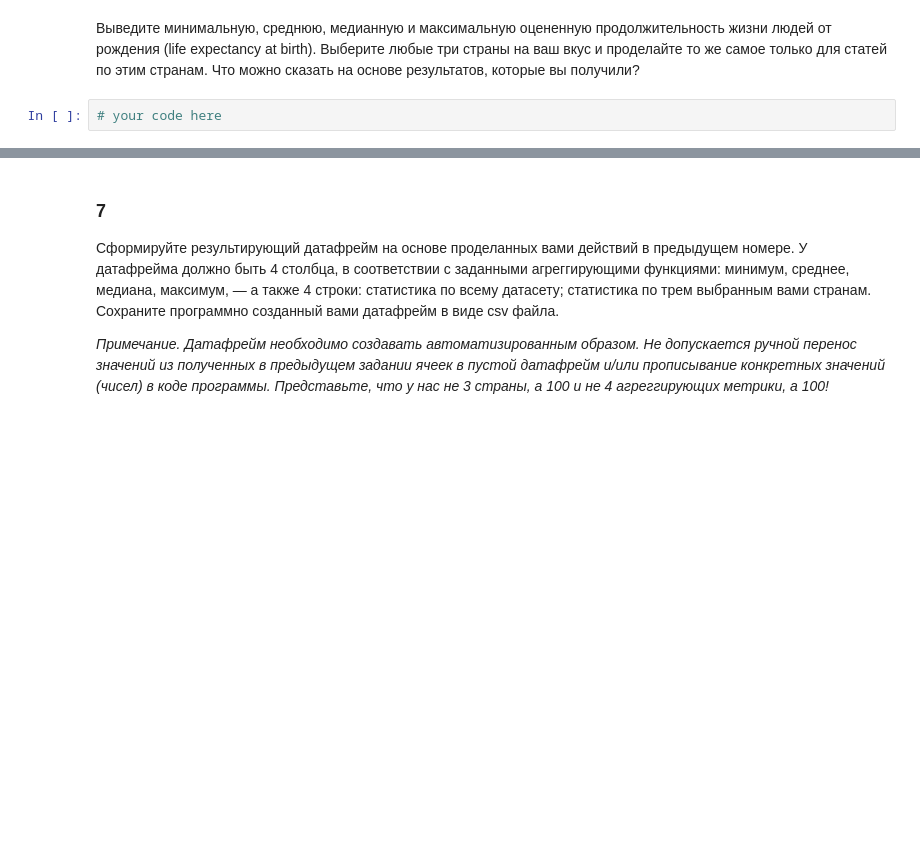
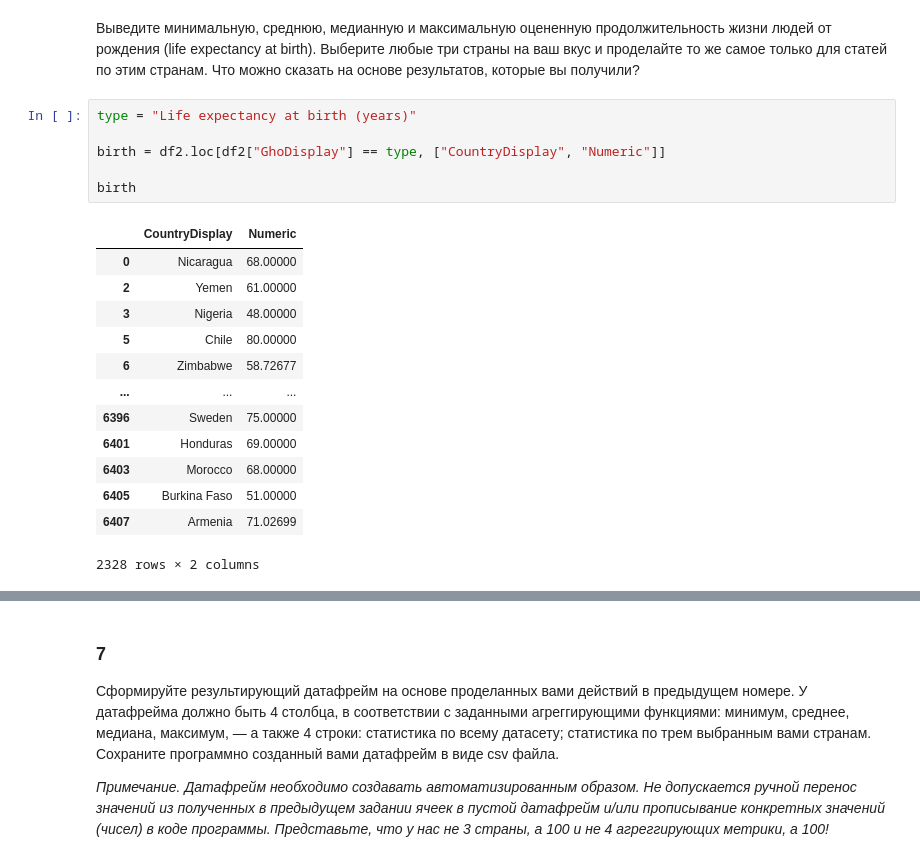
Before and after one commit to wrapper228/ml_hse, a Jupyter notebook: hw1/HW 1 - Numpy. Pandas.ipynb, the cells around one changed output, grey strips where cells are left out. Drawn from its saved outputs; the diff is of its cells as text; blank space fills up the shorter version.

```diff
--- a/hw1/HW 1 - Numpy. Pandas.ipynb
+++ b/hw1/HW 1 - Numpy. Pandas.ipynb
@@ -543,5 +585,23 @@ df2.groupby('RegionDisplay')['SexDisplay'].value_counts(normalize=True).unstack(
 ### 6
 # %% [markdown]
 Выведите минимальную, среднюю, медианную и максимальную оцененную продолжительность жизни людей от рождения (life expectancy at birth). Выберите любые три страны на ваш вкус и проделайте то же самое только для статей по этим странам. Что можно сказать на основе результатов, которые вы получили?
-# %%
-# your code here
+# %%
+type = "Life expectancy at birth (years)"
+
+birth = df2.loc[df2["GhoDisplay"] == type, ["CountryDisplay", "Numeric"]]
+
+birth
+# %% [output]
+|  | CountryDisplay | Numeric |
+| 0 | Nicaragua | 68.00000 |
+| 2 | Yemen | 61.00000 |
+| 3 | Nigeria | 48.00000 |
+| 5 | Chile | 80.00000 |
+| 6 | Zimbabwe | 58.72677 |
+| ... | ... | ... |
+| 6396 | Sweden | 75.00000 |
+| 6401 | Honduras | 69.00000 |
+| 6403 | Morocco | 68.00000 |
+| 6405 | Burkina Faso | 51.00000 |
+| 6407 | Armenia | 71.02699 |
+2328 rows × 2 columns
```
Also changed, not shown: parts of 15 cells of this notebook, 1 other file.
